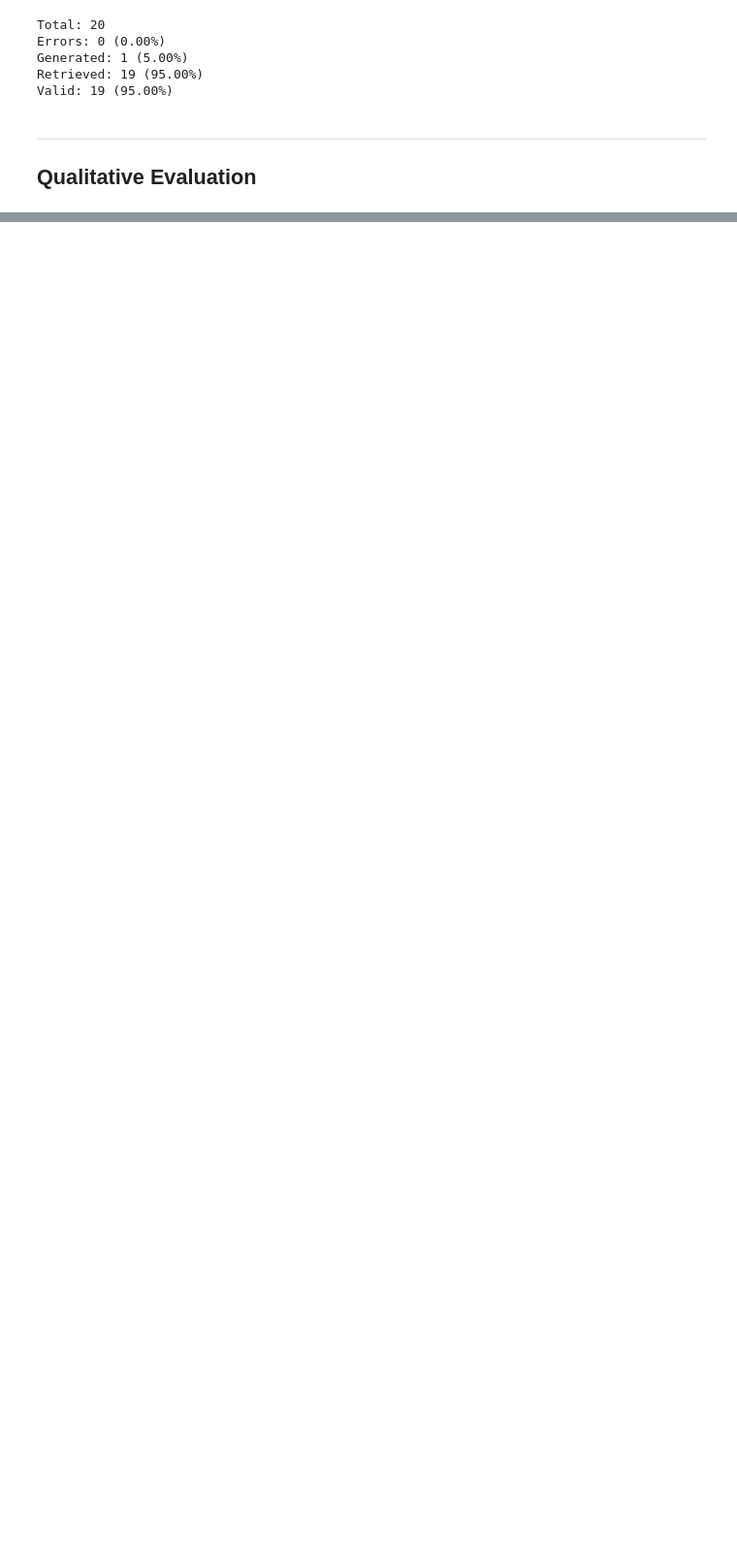
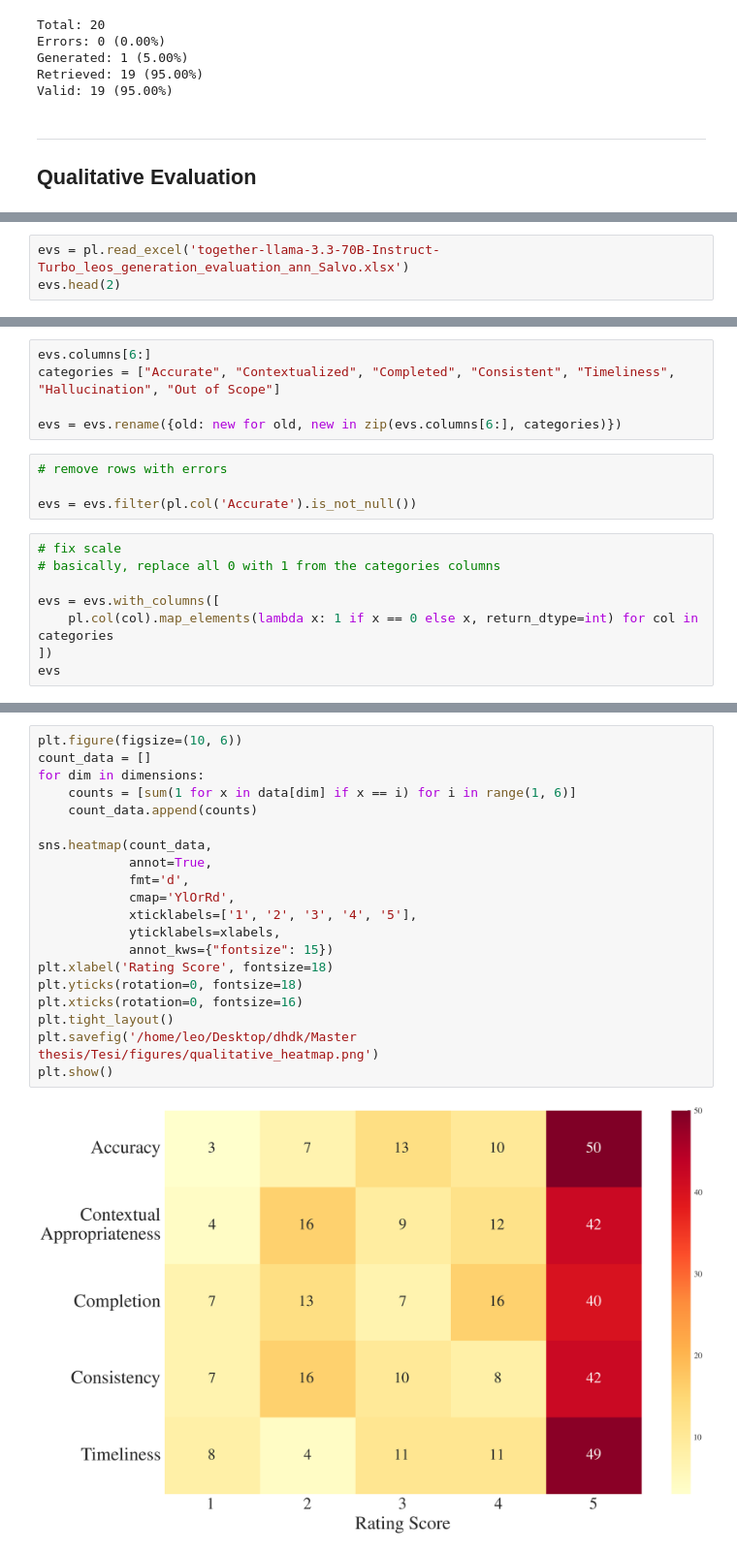
Before and after one commit to leonardozilli/LegislativeDefinitionsAgent, a Jupyter notebook: evaluation/evaluation.ipynb, the cells around one changed output, grey strips where cells are left out. Shown at 97% size. Drawn from its saved outputs; the diff is of its cells as text; blank space fills up the shorter version.

```diff
--- a/evaluation/evaluation.ipynb
+++ b/evaluation/evaluation.ipynb
@@ -1336,0 +1151,3 @@ dimensions = {
+# %%
+evs = pl.read_excel('together-llama-3.3-70B-Instruct-Turbo_leos_generation_evaluation_ann_Salvo.xlsx')
+evs.head(2)
@@ -1336,0 +1160,17 @@ dimensions = {
+# %%
+evs.columns[6:]
+categories = ["Accurate", "Contextualized", "Completed", "Consistent", "Timeliness", "Hallucination", "Out of Scope"]
+
+evs = evs.rename({old: new for old, new in zip(evs.columns[6:], categories)})
+# %%
+# remove rows with errors
+
+evs = evs.filter(pl.col('Accurate').is_not_null())
+# %%
+# fix scale
+# basically, replace all 0 with 1 from the categories columns
+
+evs = evs.with_columns([
+    pl.col(col).map_elements(lambda x: 1 if x == 0 else x, return_dtype=int) for col in categories
+])
+evs
@@ -1336,0 +1268,22 @@ dimensions = {
+# %%
+plt.figure(figsize=(10, 6))
+count_data = []
+for dim in dimensions:
+    counts = [sum(1 for x in data[dim] if x == i) for i in range(1, 6)]
+    count_data.append(counts)
+
+sns.heatmap(count_data,
+            annot=True,
+            fmt='d',
+            cmap='YlOrRd',
+            xticklabels=['1', '2', '3', '4', '5'],
+            yticklabels=xlabels,
+            annot_kws={"fontsize": 15})
+plt.xlabel('Rating Score', fontsize=18)
+plt.yticks(rotation=0, fontsize=18)
+plt.xticks(rotation=0, fontsize=16)
+plt.tight_layout()
+plt.savefig('/home/leo/Desktop/dhdk/Master thesis/Tesi/figures/qualitative_heatmap.png')
+plt.show()
+# %% [output]
+[figure, added]
```
Also changed, not shown: parts of 21 cells of this notebook, 47 other files.
